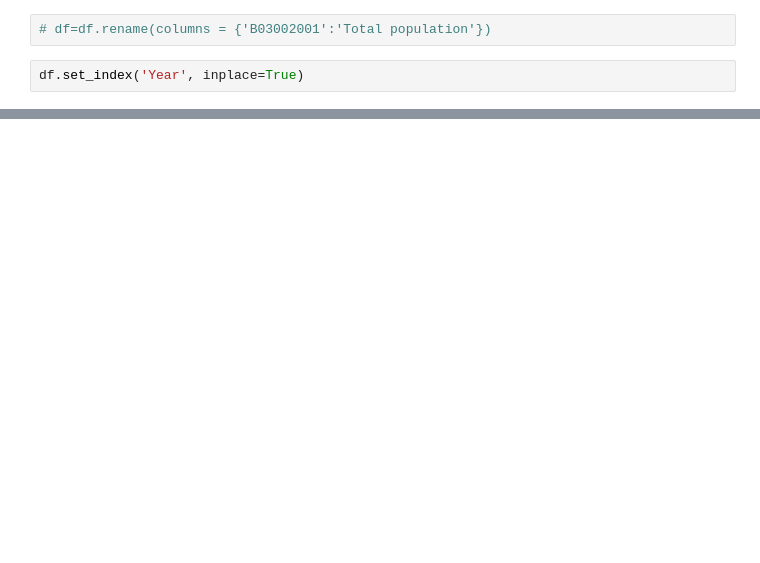
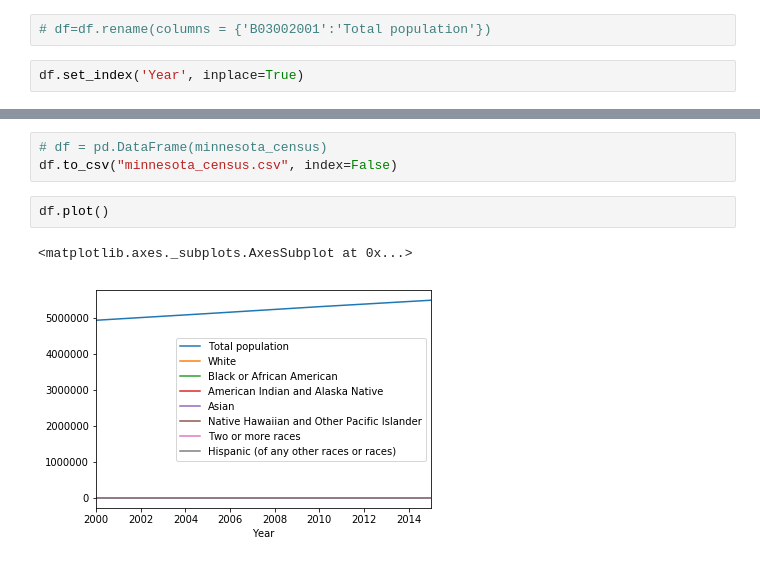
Before and after one commit to mukhtaryare/data-studio-projects, a Jupyter notebook: code/project/Minnesota Census Data.ipynb, the cells around one changed output, grey strips where cells are left out. Drawn from its saved outputs; the diff is of its cells as text; blank space fills up the shorter version.

```diff
--- a/code/project/Minnesota Census Data.ipynb
+++ b/code/project/Minnesota Census Data.ipynb
@@ -45,0 +78,8 @@ df.head(10)
+# %%
+# df = pd.DataFrame(minnesota_census)
+df.to_csv("minnesota_census.csv", index=False)
+# %%
+df.plot()
+# %% [output]
+<matplotlib.axes._subplots.AxesSubplot at 0x...>
+[figure, added]
```
Also changed, not shown: parts of 11 cells of this notebook, 12 other files.
